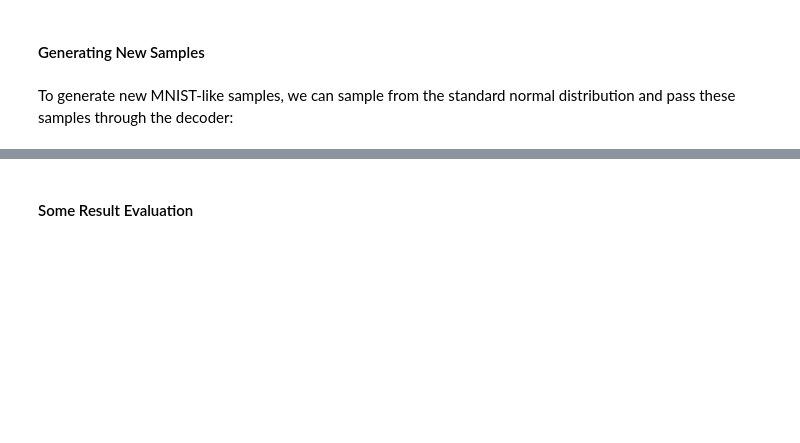
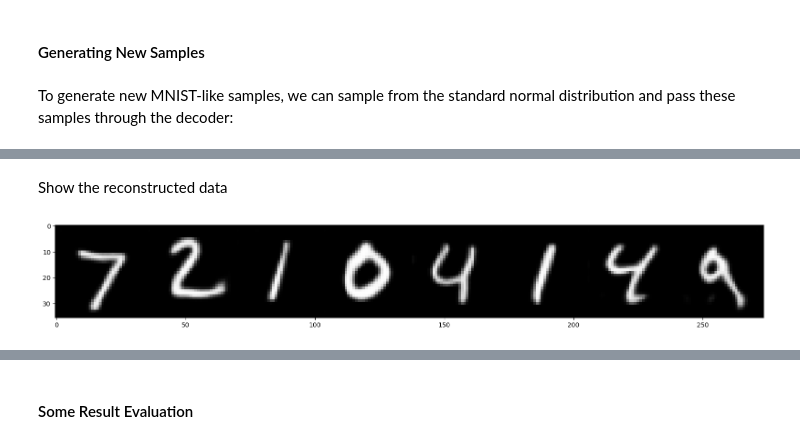
Before and after one commit to arkeodev/computer-vision, a Jupyter notebook: Demystifying_Autoencoders_A_Deep_Dive_into_Neural_Network_Compression_and_Reconstruction.ipynb, the cells around one changed output, grey strips where cells are left out. Cells and saved outputs as stored; diff of their text form; code cells hidden in the pictures; blank space fills up the shorter version.

```diff
--- a/Demystifying_Autoencoders_A_Deep_Dive_into_Neural_Network_Compression_and_Reconstruction.ipynb
+++ b/Demystifying_Autoencoders_A_Deep_Dive_into_Neural_Network_Compression_and_Reconstruction.ipynb
@@ -659,6 +660,7 @@ def vae_loss_mse(recon_x, x, mu, logvar):
     Returns:
     - Total loss as the sum of MSE and KL divergence.
     """
+
     # MSE reconstruction loss
     MSE = F.mse_loss(recon_x, x, reduction='sum')
 
@@ -666,7 +668,7 @@ def vae_loss_mse(recon_x, x, mu, logvar):
     KL_divergence = -0.5 * torch.sum(1 + logvar - mu.pow(2) - logvar.exp())
 
     # Total loss is the sum of MSE and KL divergence (scaled)
-    return MSE + 0.6 * KL_divergence
+    return MSE + 0.1 * KL_divergence
 # %% [markdown]
 #### Training and Testing Loop
 # %%
@@ -716,7 +718,7 @@ def train(model, train_loader, optimizer, epoch):
 
         # Log the loss
         train_loss += loss.item()
-        loss_log.append(loss)
+        loss_log.append(loss.item())
 
         # Take a training step
         optimizer.step()
@@ -846,0 +784,7 @@ visualize_samples(sample)
+# %%
+# Get a test image
+dataiter = iter(test_loader)
+test_images = next(dataiter)[0]
+
+# View the shape
+test_images.shape
@@ -846,0 +795,3 @@ visualize_samples(sample)
+# %%
+vae_net.eval()
+recon_data, mu, logvar = vae_net(test_images.to(device))
@@ -846,0 +806,8 @@ visualize_samples(sample)
+# %% [markdown]
+Show the reconstructed data
+# %%
+plt.figure(figsize = (20,10))
+out = vutils.make_grid(recon_data.detach().cpu()[0:8], normalize=True)
+_ = plt.imshow(out.numpy().transpose((1, 2, 0)))
+# %% [output]
+[figure, added]
```
Also changed, not shown: parts of 23 cells of this notebook.
